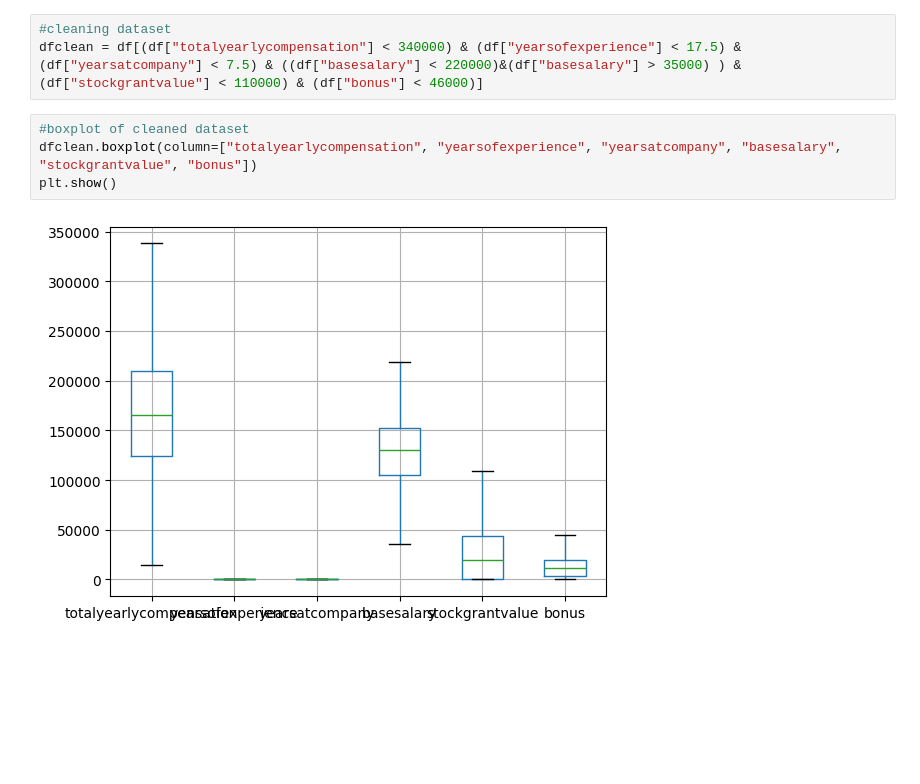
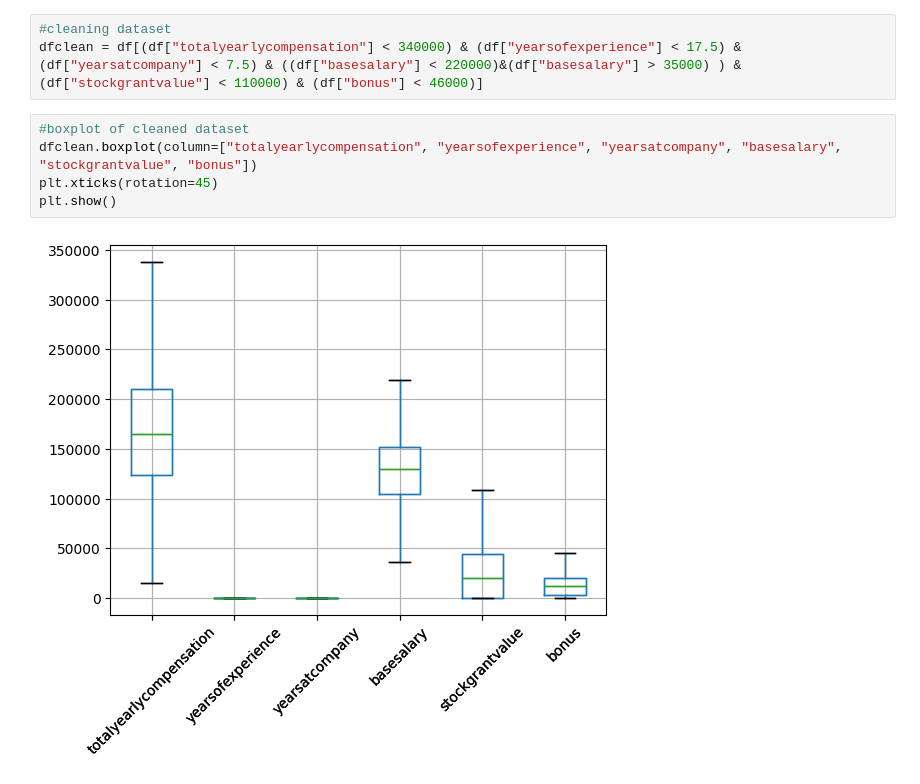
Before and after one commit to drakonic-fury/DTSC-2302-FP, a Jupyter notebook: project.ipynb, the cells around one changed output. Saved outputs shown, nothing was run; the diff lists cells and outputs as text; blank space fills up the shorter version.

```diff
--- a/project.ipynb
+++ b/project.ipynb
@@ -111,6 +111,7 @@ dfclean = df[(df["totalyearlycompensation"] < 340000) & (df["yearsofexperience"]
 # %%
 #boxplot of cleaned dataset
 dfclean.boxplot(column=["totalyearlycompensation", "yearsofexperience", "yearsatcompany", "basesalary", "stockgrantvalue", "bonus"])
+plt.xticks(rotation=45)
 plt.show()
 # %% [output]
-[figure, old version]
+[figure, new version]
```
Also changed, not shown: parts of 3 cells of this notebook.
